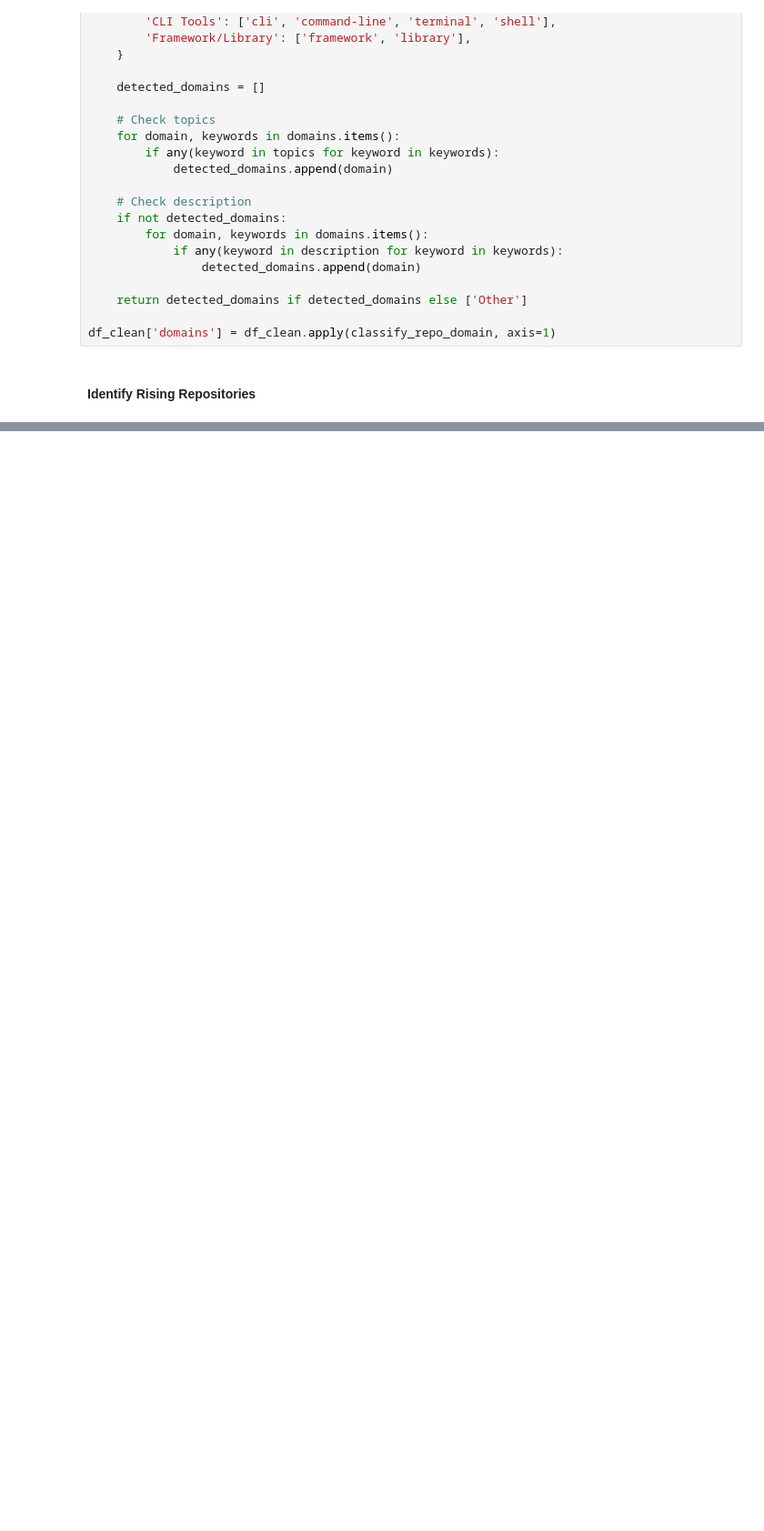
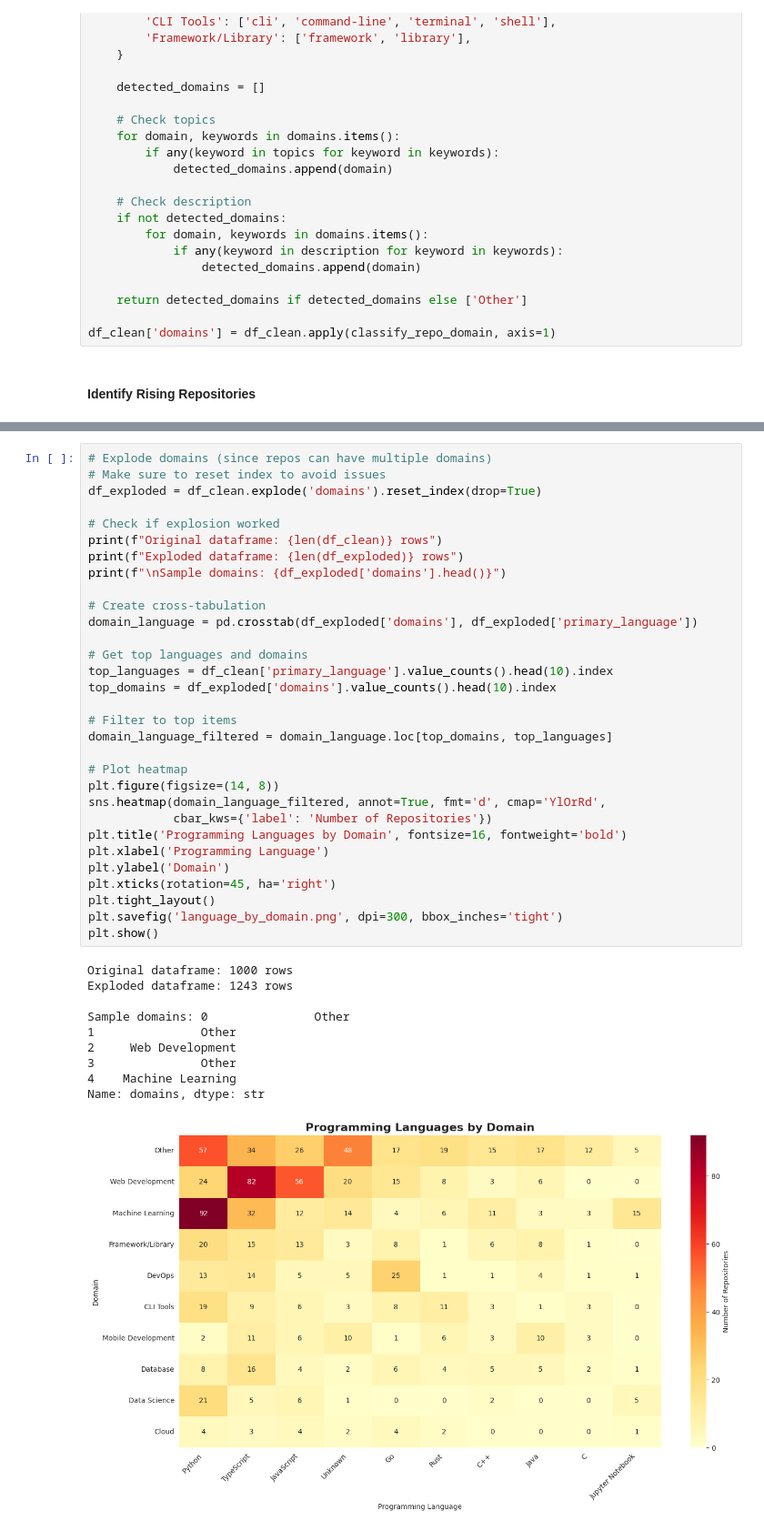
Before and after one commit to joeltikoo/github-trends-analyzer, a Jupyter notebook: notebook.ipynb, the cells around one changed output, grey strips where cells are left out. Shown at 91% size. Saved outputs shown, nothing was run; the diff lists cells and outputs as text; blank space fills up the shorter version.

```diff
--- a/notebook.ipynb
+++ b/notebook.ipynb
@@ -344,0 +375,42 @@ TypeError: Invalid comparison between dtype=datetime64[us, UTC] and datetime
+# %%
+# Explode domains (since repos can have multiple domains)
+# Make sure to reset index to avoid issues
+df_exploded = df_clean.explode('domains').reset_index(drop=True)
+
+# Check if explosion worked
+print(f"Original dataframe: {len(df_clean)} rows")
+print(f"Exploded dataframe: {len(df_exploded)} rows")
+print(f"\nSample domains: {df_exploded['domains'].head()}")
+
+# Create cross-tabulation
+domain_language = pd.crosstab(df_exploded['domains'], df_exploded['primary_language'])
+
+# Get top languages and domains
+top_languages = df_clean['primary_language'].value_counts().head(10).index
+top_domains = df_exploded['domains'].value_counts().head(10).index
+
+# Filter to top items
+domain_language_filtered = domain_language.loc[top_domains, top_languages]
+
+# Plot heatmap
+plt.figure(figsize=(14, 8))
+sns.heatmap(domain_language_filtered, annot=True, fmt='d', cmap='YlOrRd',
+            cbar_kws={'label': 'Number of Repositories'})
+plt.title('Programming Languages by Domain', fontsize=16, fontweight='bold')
+plt.xlabel('Programming Language')
+plt.ylabel('Domain')
+plt.xticks(rotation=45, ha='right')
+plt.tight_layout()
+plt.savefig('language_by_domain.png', dpi=300, bbox_inches='tight')
+plt.show()
+# %% [output]
+Original dataframe: 1000 rows
+Exploded dataframe: 1243 rows
+
+Sample domains: 0               Other
+1               Other
+2     Web Development
+3               Other
+4    Machine Learning
+Name: domains, dtype: str
+[figure, added]
```
Also changed, not shown: parts of 23 cells of this notebook.
